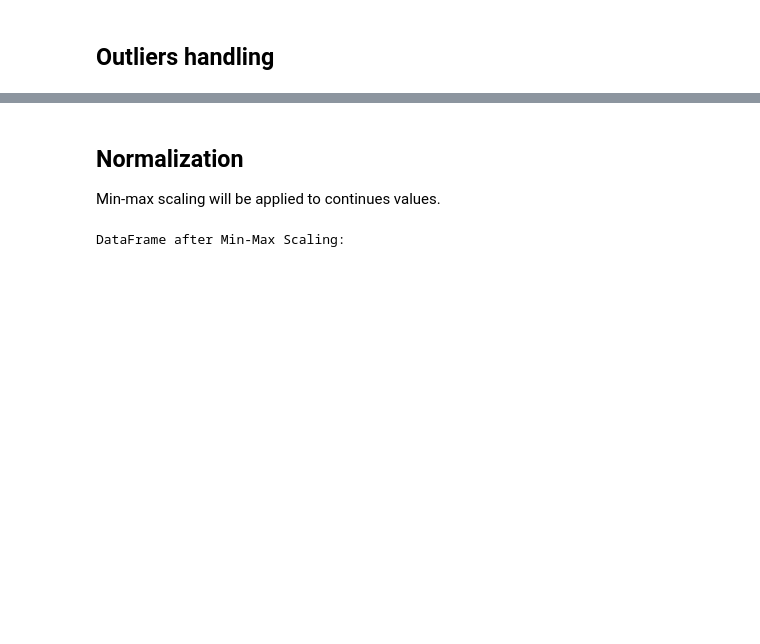
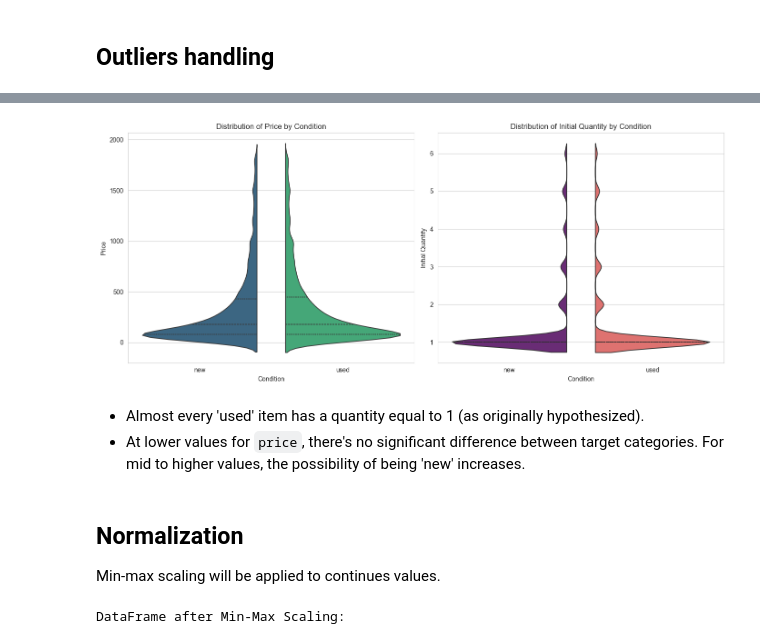
Before and after one commit to MLsound/mercadolibre-new-used-prediction, a Jupyter notebook: EDA.ipynb, the cells around one changed output, grey strips where cells are left out. Cells and saved outputs as stored; diff of their text form; code cells hidden in the pictures; blank space fills up the shorter version.

```diff
--- a/EDA.ipynb
+++ b/EDA.ipynb
@@ -525,10 +581,18 @@ array([nan, "['suspended']", "['expired']", "['deleted']"], dtype=object)
 # %%
 # Remove items where 'sub_status' contains any data (not active items)
 original = len(X_train_df)
-mask = X_train_df['sub_status'].isna()
+mask = X_train_df['sub_status'].astype(str) == '[]'
 X_train_df = X_train_df[mask]
 y_train_df = y_train_df[mask]
 cleaned = len(X_train_df)
 print(f"Removed {original - cleaned} items ({cleaned/original-1:.2%}) with 'sub_status' data.")
 # %% [output]
 Removed 891 items (-0.99%) with 'sub_status' data.
+# %%
+# Apply the same transformation to the test set
+original = len(X_test_df)
+mask = X_test_df['sub_status'].astype(str) == '[]'
+X_test_df = X_test_df[mask]
+y_test_df = y_test_df[mask]
+cleaned = len(X_test_df)
+print(f"Removed {original - cleaned} items ({cleaned/original-1:.2%}) with 'sub_status' data (test split).")
@@ -593,3 +685,51 @@ Outliers removed from 'initial_quantity' using IQR method (factor: 1.5):
+# %%
+sns.set_style("whitegrid")
+plt.figure(figsize=(14, 6))
+
+# --- Plot for 'price' ---
+plt.subplot(1, 2, 1)
+sns.violinplot(
+    x=y_train_df,
+    y='price',
+    hue=y_train_df,
+    data=X_train_outlier_df,
+    palette='viridis',
+    inner='quart',   # Changed from 'quartile' to 'quart' for brevity and common usage
+    split=True,      # This enables the two-sided effect
+    gap=.0001,          # Adds a small gap between the split halves
+    legend=False     # Hide redundant legend
+)
+plt.title('Distribution of Price by Condition')
+plt.xlabel('Condition')
+plt.ylabel('Price')
+
+# --- Plot for 'initial_quantity' ---
+plt.subplot(1, 2, 2)
+sns.violinplot(
+    x=y_train_df,
+    y='initial_quantity',
+    hue=y_train_df,
+    data=X_train_outlier_df,
+    palette='magma',
+    inner='quart',
+    split=True,
+    gap=.0001,
+    legend=False
+)
+plt.title('Distribution of Initial Quantity by Condition')
+plt.xlabel('Condition')
+plt.ylabel('Initial Quantity')
+
+# Save the plot to a file
+#plt.savefig('split_violin_plots.png')
+
+plt.tight_layout()
+plt.show()
+# %% [output]
+[figure, added]
+# %% [markdown]
+- Almost every 'used' item has a quantity equal to 1 (as originally hypothesized).
+- At lower values for `price`, there's no significant difference between target categories. For mid to higher values, the possibility of being 'new' increases.
 # %% [markdown]
 ## Normalization
 Min-max scaling will be applied to continues values.
```
Also changed, not shown: parts of 92 cells of this notebook, 1 other file.
